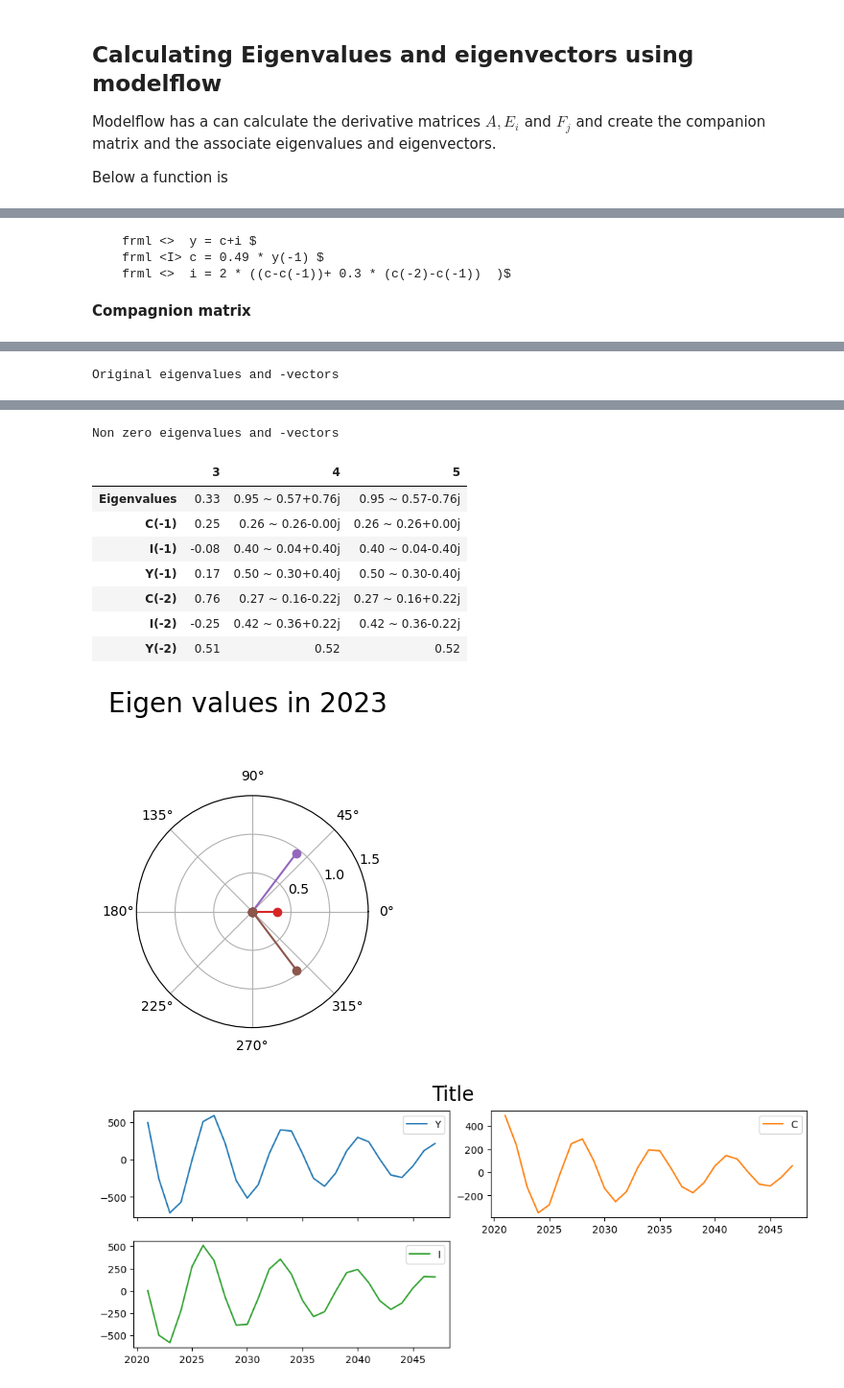
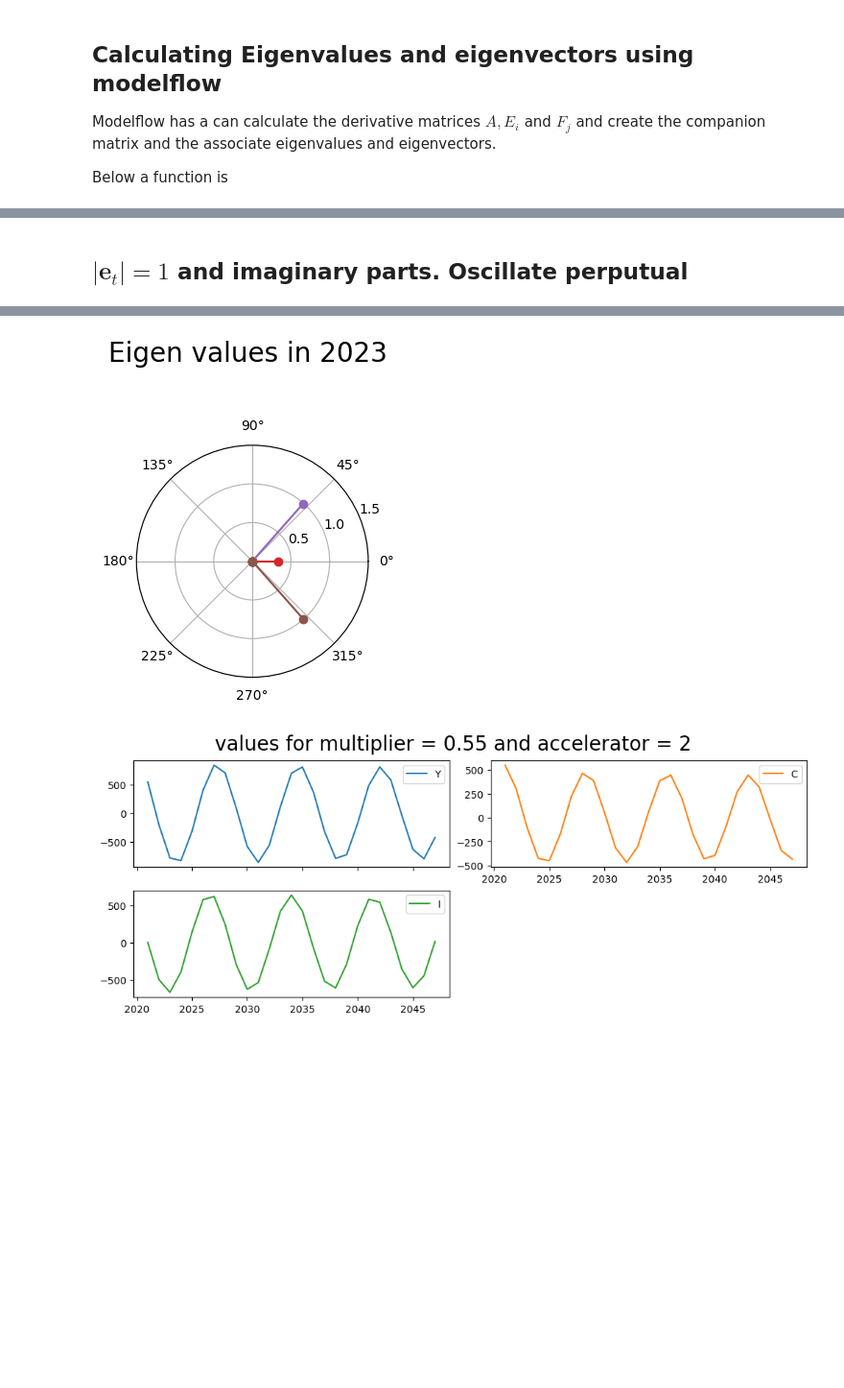
Before and after one commit to IbHansen/modelflow-manual, a Jupyter notebook: papers/addbook/content/stability/stability introduction.ipynb, the cells around one changed output, grey strips where cells are left out. Shown at 96% size. Drawn from its saved outputs; the diff is of its cells as text; code cells hidden in the pictures; blank space fills up the shorter version.

Commit message:
new stability

```diff
--- a/papers/addbook/content/stability/stability introduction.ipynb
+++ b/papers/addbook/content/stability/stability introduction.ipynb
@@ -116,7 +148,7 @@ Modelflow has a can calculate the derivative matrices $A, E_i$ and $F_j$ and cre
 
 Below a function is
 # %%
-def calculate_eigen(mul,acc,years=100,show=False,dropvar=None,latexprint=False):
+def calculate_eigen(mul,acc,years=100,show=False,latexprint=False):
     '''Function which creates a Samuelson Multiplier accelerator model, runs it
     and alculates the eigenvalues for the compaignion matrix in order to
     evaluate stability.
@@ -141,7 +173,7 @@ def calculate_eigen(mul,acc,years=100,show=False,dropvar=None,latexprint=False):
     _  = mma(baseline,2021,2050,silent=True)     # Solve the model
 
     # Retrieve a dictionary with a dataframe with eigenvalues and eigenvectors for each year
-    eig_dict = mma.get_df_eigen_dict(dropvar=dropvar)
+    eig_dict = mma.get_df_eigen_dict()
 
     # In this example we only want the values for one year. The model is linear and time independent
     eig21 = eig_dict[2021]
@@ -158,7 +190,9 @@ def calculate_eigen(mul,acc,years=100,show=False,dropvar=None,latexprint=False):
                 T)   # Trtanspose again.
 
     display(Markdown(f'**Model where multiplier = {mul} and accelerator = {acc}**'))
-    display(eig21.iloc[[0],:])
+    display(mma.stability_newton.eigenvector_plot(size=(4,4),per=2023));       # show the eigenvalues
+    display (mma[['Y','C','I']].plot(title=f'values for multiplier = {mul} and accelerator = {acc}' ))  # Show the solution
+
     if show:
         print(mma.equations)
 
@@ -169,8 +203,7 @@ def calculate_eigen(mul,acc,years=100,show=False,dropvar=None,latexprint=False):
 
         display(eig21.style.set_caption('<b>Original eigenvalues and -vectors'))
         display(model.compstyle(eig21out).set_caption('<b>Non zero eigenvalues and -vectors'))
-        display(mma.stability_newton.eigenvector_plot(size=(4,4),per=2023));       # show the eigenvalues
-        display (mma[['Y','C','I']].plot())  # Show the solution
+       #display(mma.stability_newton.eigenvector_plot(size=(4,4),per=2023));       # show the eigenvalues
 
         if latexprint:
             jacobi= mma.stability_newton.A_dic[2021]
@@ -227,4 +233,6 @@ Non zero eigenvalues and -vectors
+# %% [markdown]
+##  $\lvert \textbf{e}_{t} \lvert = 1$ and imaginary parts. Oscillate perputual
 # %%
-calculate_eigen(mul=0.490,acc=2,years=30,show=1);
+newton =  calculate_eigen(mul=0.5500,acc=2,years=30,show=0);
 # %% [output]
 * Take care. Lags or leads in the equations, mfcalc run for 2019 to 2047
@@ -234,4 +239,0 @@ calculate_eigen(mul=0.490,acc=2,years=30,show=1);
-    frml <>  y = c+i $
-    frml <I> c = 0.49 * y(-1) $
-    frml <>  i = 2 * ((c-c(-1))+ 0.3 * (c(-2)-c(-1))  )$
-**Compagnion matrix**
@@ -245 +239,0 @@ calculate_eigen(mul=0.490,acc=2,years=30,show=1);
-Original eigenvalues and -vectors
@@ -254,11 +240,2 @@ Original eigenvalues and -vectors
-Non zero eigenvalues and -vectors
-|  | 3 | 4 | 5 |
-| Eigenvalues | 0.33 | 0.95 ~ 0.57+0.76j | 0.95 ~ 0.57-0.76j |
-| C(-1) | 0.25 | 0.26 ~ 0.26-0.00j | 0.26 ~ 0.26+0.00j |
-| I(-1) | -0.08 | 0.40 ~ 0.04+0.40j | 0.40 ~ 0.04-0.40j |
-| Y(-1) | 0.17 | 0.50 ~ 0.30+0.40j | 0.50 ~ 0.30-0.40j |
-| C(-2) | 0.76 | 0.27 ~ 0.16-0.22j | 0.27 ~ 0.16+0.22j |
-| I(-2) | -0.25 | 0.42 ~ 0.36+0.22j | 0.42 ~ 0.36-0.22j |
-| Y(-2) | 0.51 | 0.52 | 0.52 |
-[figure, old version]
+[figure, new version]
-[figure, old version]
+[figure, new version]
```
Also changed, not shown: parts of 16 cells of this notebook, 2 other files.
